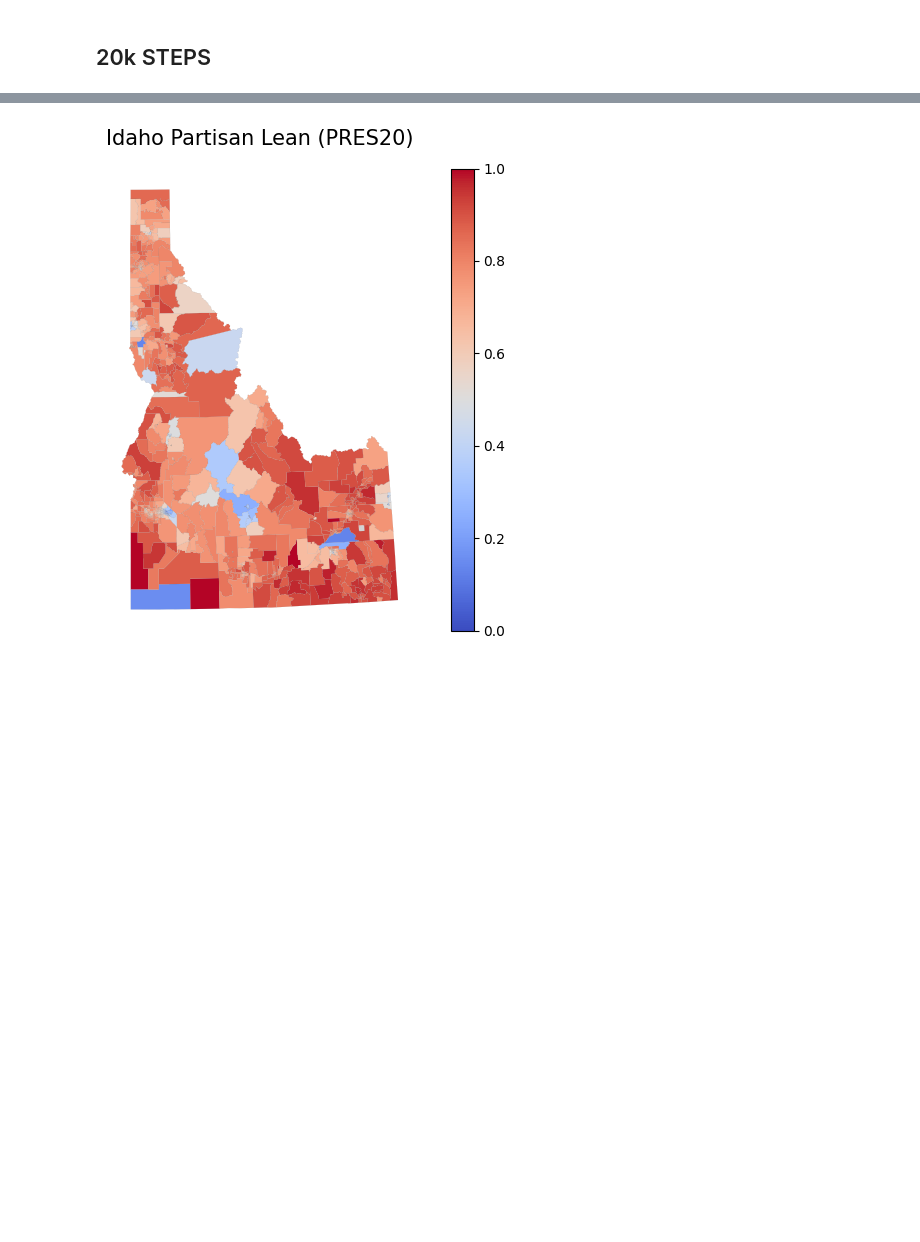
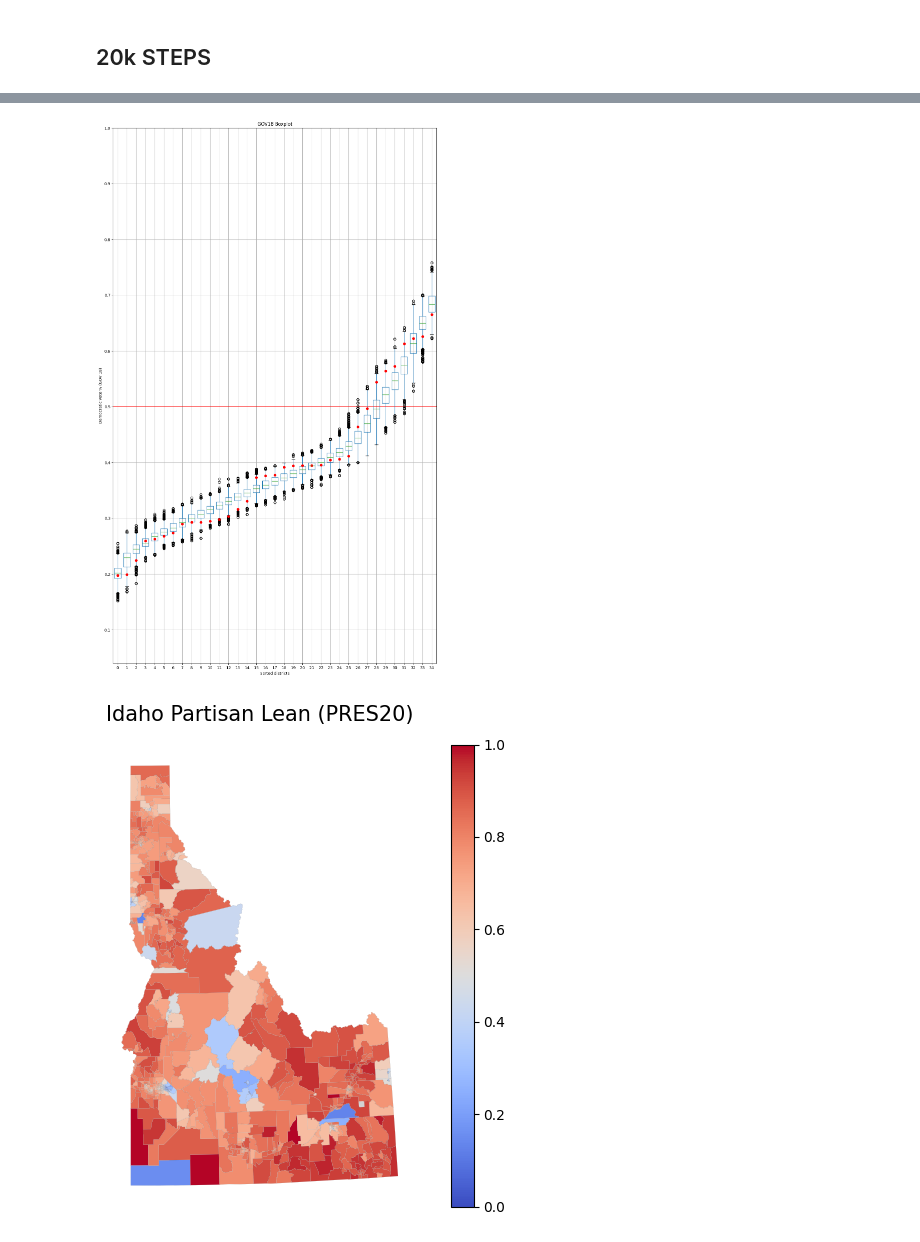
Before and after one commit to ssrawoorkar/final_proj, a Jupyter notebook: Gerry_chain.ipynb, the cells around one changed output, grey strips where cells are left out. Cells and saved outputs as stored; diff of their text form; code cells hidden in the pictures; blank space fills up the shorter version.

```diff
--- a/Gerry_chain.ipynb
+++ b/Gerry_chain.ipynb
@@ -338,3 +338,25 @@ plt.show()
+# %%
+fig, ax = plt.subplots(figsize=(15, 25))
+
+# Draw 50% line
+ax.axhline(0.5, color="#ff0000")
+
+# Draw boxplot
+gov18_df.boxplot(ax=ax, positions=range(len(gov18_df.columns)), widths=0.7)
+
+# Draw initial plan's Democratic vote %s (.iloc[0] gives the first row, which corresponds to the initial plan)
+plt.plot(gov18_df.iloc[0], "ro")
+
+# Annotate
+ax.set_title("GOV18 Boxplot")
+ax.set_ylabel("Democratic vote % (GOV 18)")
+ax.set_xlabel("Sorted districts")
+ax.set_ylim(0.04, 1)
+ax.set_yticks([0.1, 0.2, 0.3, 0.4, 0.5, 0.6, 0.7, 0.8, 0.9, 1])
+plt.savefig('Gov18Boxplots.png')
+plt.show()
+# %% [output]
+[figure, added]
 # %%
 #Professor Ellen's Choropleth code
 #!/usr/bin/env python3
```
Also changed, not shown: parts of 6 cells of this notebook.
